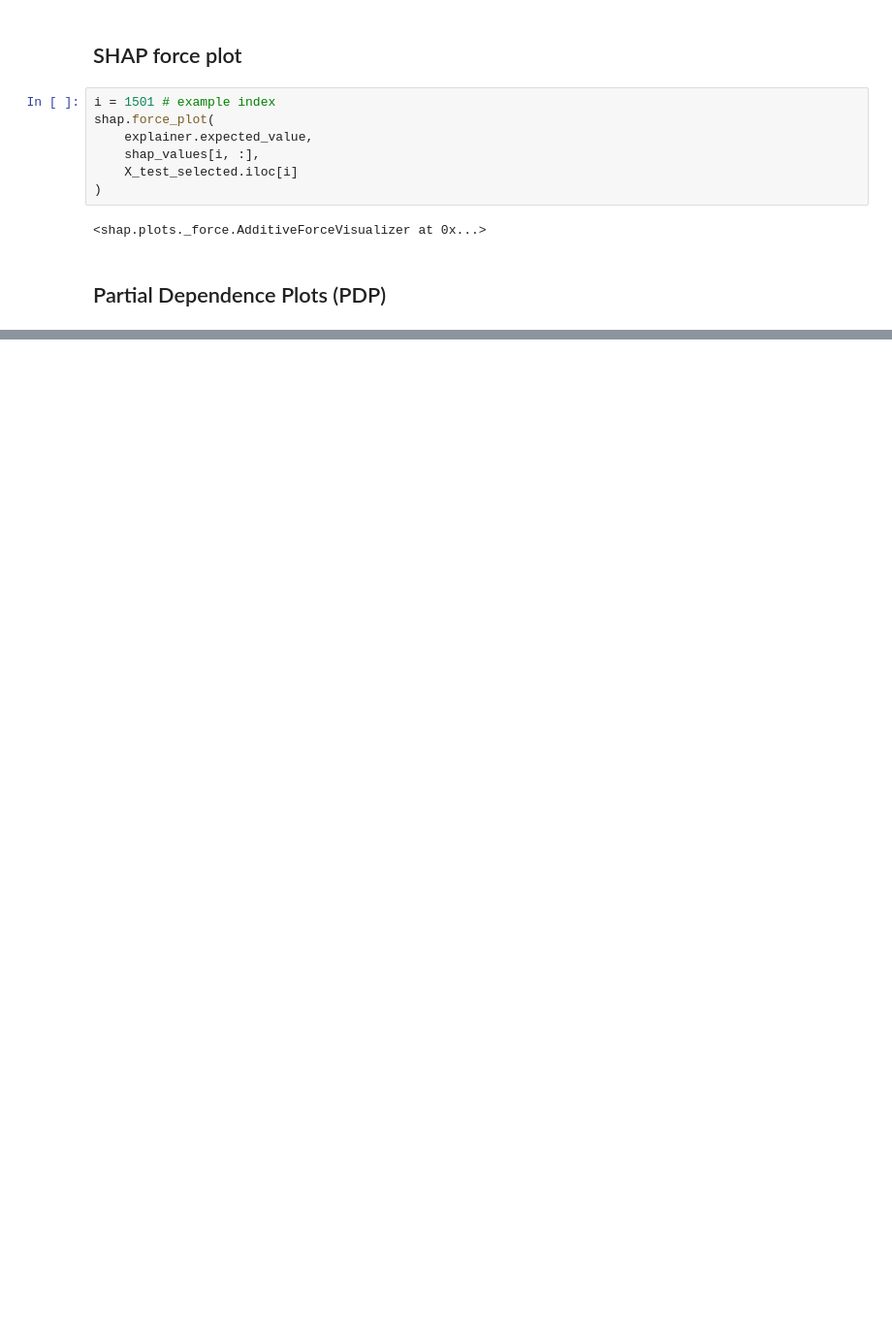
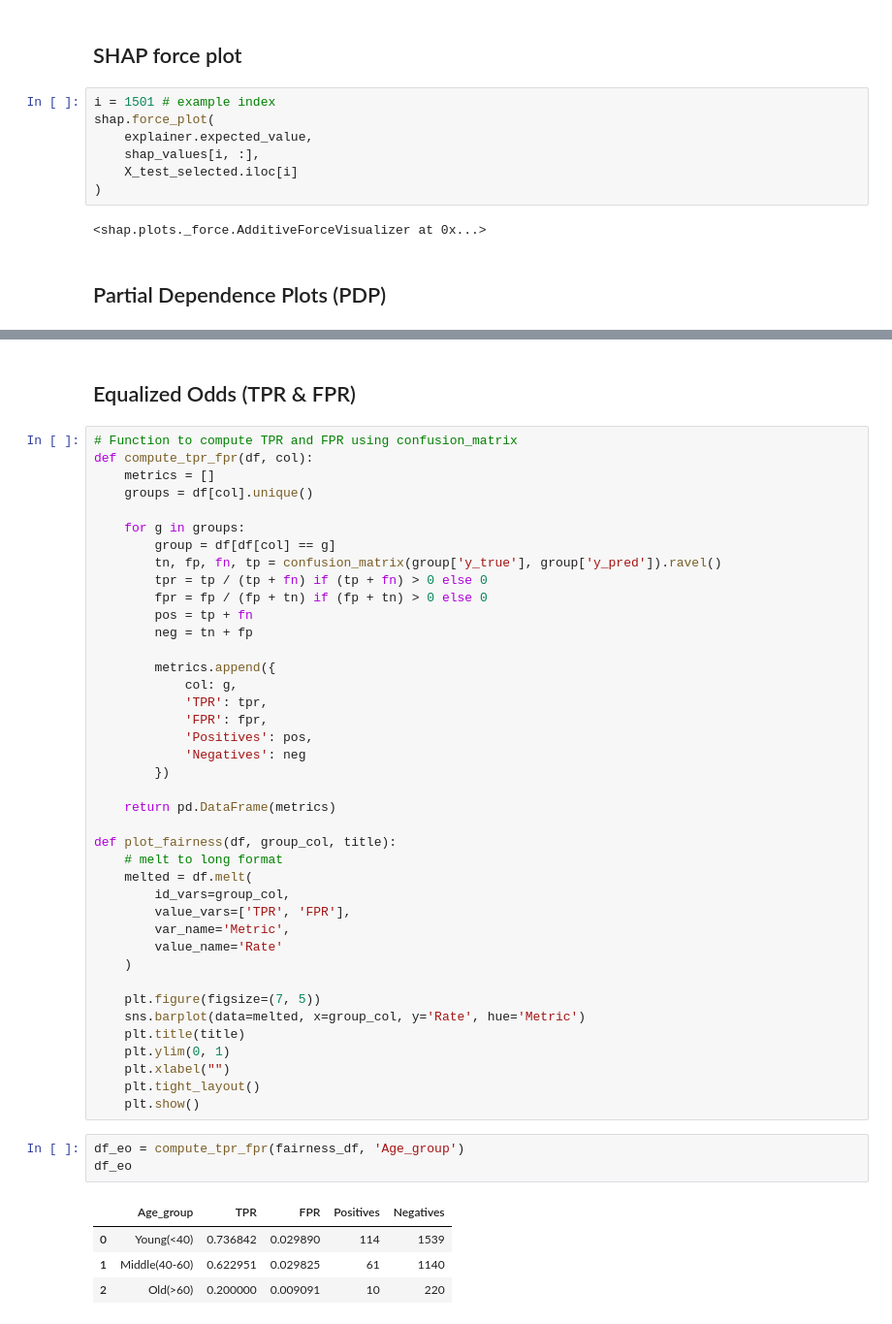
Before and after one commit to enxinn/DSA4263_VehicleInsuranceFraud, a Jupyter notebook: src/Lightgbm (Final model eval & model explainability).ipynb, the cells around one changed output, grey strips where cells are left out. Shown: that part at 97% size. Drawn from its saved outputs; the diff is of its cells as text; blank space fills up the shorter version.

```diff
--- a/src/Lightgbm (Final model eval & model explainability).ipynb
+++ b/src/Lightgbm (Final model eval & model explainability).ipynb
@@ -198,0 +228,50 @@ plt.show()
+# %% [markdown]
+## Equalized Odds (TPR & FPR)
+# %%
+# Function to compute TPR and FPR using confusion_matrix
+def compute_tpr_fpr(df, col):
+    metrics = []
+    groups = df[col].unique()
+
+    for g in groups:
+        group = df[df[col] == g]
+        tn, fp, fn, tp = confusion_matrix(group['y_true'], group['y_pred']).ravel()
+        tpr = tp / (tp + fn) if (tp + fn) > 0 else 0
+        fpr = fp / (fp + tn) if (fp + tn) > 0 else 0
+        pos = tp + fn
+        neg = tn + fp
+
+        metrics.append({
+            col: g,
+            'TPR': tpr,
+            'FPR': fpr,
+            'Positives': pos,
+            'Negatives': neg
+        })
+
+    return pd.DataFrame(metrics)
+
+def plot_fairness(df, group_col, title):
+    # melt to long format
+    melted = df.melt(
+        id_vars=group_col,
+        value_vars=['TPR', 'FPR'],
+        var_name='Metric',
+        value_name='Rate'
+    )
+
+    plt.figure(figsize=(7, 5))
+    sns.barplot(data=melted, x=group_col, y='Rate', hue='Metric')
+    plt.title(title)
+    plt.ylim(0, 1)
+    plt.xlabel("")
+    plt.tight_layout()
+    plt.show()
+# %%
+df_eo = compute_tpr_fpr(fairness_df, 'Age_group')
+df_eo
+# %% [output]
+|  | Age_group | TPR | FPR | Positives | Negatives |
+| 0 | Young(<40) | 0.736842 | 0.029890 | 114 | 1539 |
+| 1 | Middle(40-60) | 0.622951 | 0.029825 | 61 | 1140 |
+| 2 | Old(>60) | 0.200000 | 0.009091 | 10 | 220 |
```
Also changed, not shown: parts of 10 cells of this notebook.
